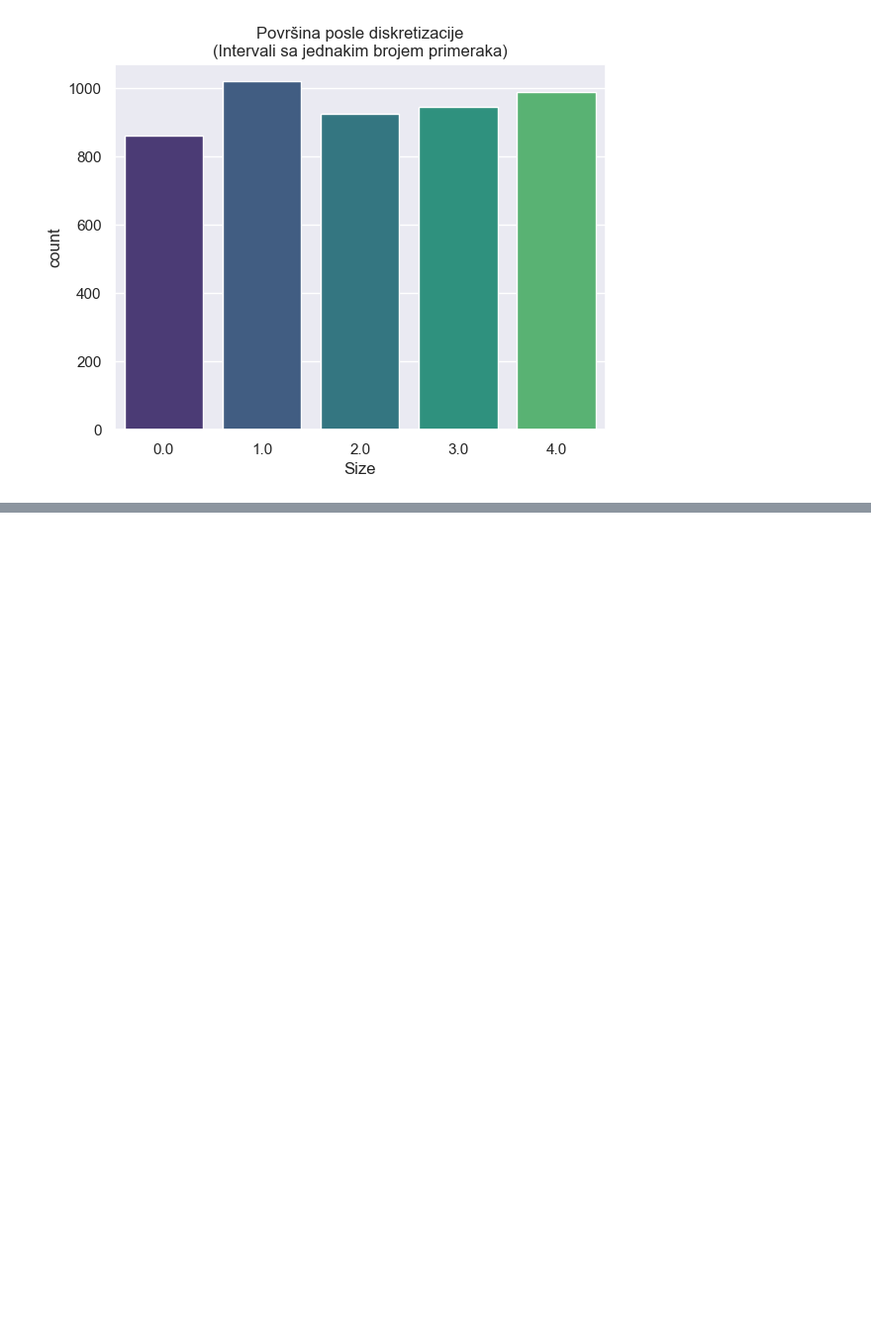
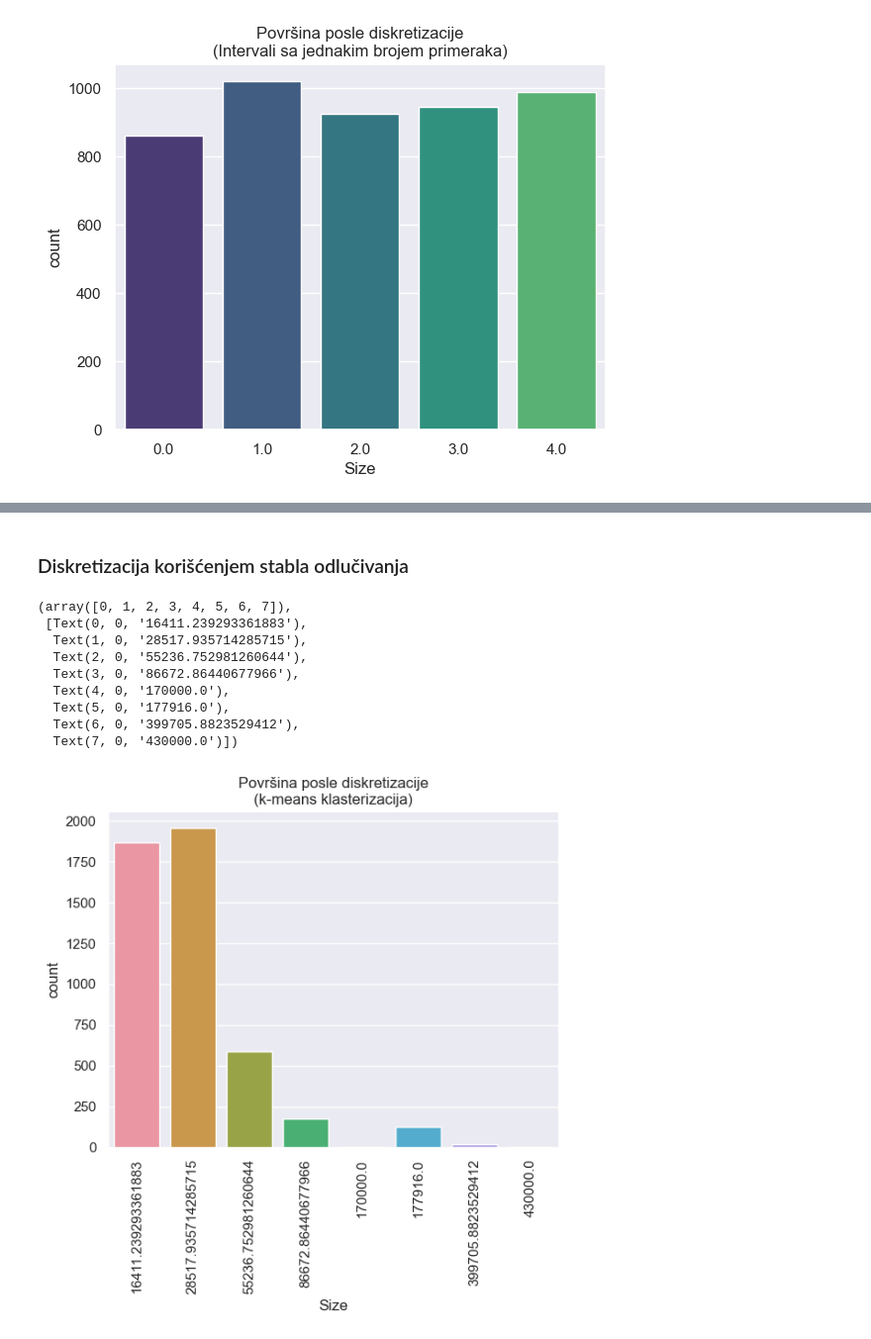
Before and after one commit to matija-speletic/preprocesiranje_seminarski_1, a Jupyter notebook: Transformacija_podataka_prakticni_deo.ipynb, the cells around one changed output, grey strips where cells are left out. Shown at 99% size. Saved outputs shown, nothing was run; the diff lists cells and outputs as text; code cells hidden in the pictures; blank space fills up the shorter version.

```diff
--- a/Transformacija_podataka_prakticni_deo.ipynb
+++ b/Transformacija_podataka_prakticni_deo.ipynb
@@ -727,0 +751,24 @@ sns.countplot(x='Size', data=df_discretized)
+# %% [markdown]
+### Diskretizacija korišćenjem stabla odlučivanja
+# %%
+from sklearn.tree import DecisionTreeRegressor
+
+tree_model = DecisionTreeRegressor(max_depth=3, random_state=42)
+tree_model.fit(df[['Size']], df['Rent'])
+
+df_discretized['Size'] = tree_model.predict(df[['Size']])
+# %%
+plt.title('Površina posle diskretizacije\n(k-means klasterizacija)')
+sns.countplot(x='Size', data=df_discretized)
+plt.xticks(rotation=90,labels=tree_model.classes_)
+# %% [output]
+(array([0, 1, 2, 3, 4, 5, 6, 7]),
+ [Text(0, 0, '16411.239293361883'),
+  Text(1, 0, '28517.935714285715'),
+  Text(2, 0, '55236.752981260644'),
+  Text(3, 0, '86672.86440677966'),
+  Text(4, 0, '170000.0'),
+  Text(5, 0, '177916.0'),
+  Text(6, 0, '399705.8823529412'),
+  Text(7, 0, '430000.0')])
+[figure, added]
```
Also changed, not shown: parts of 9 cells of this notebook.
